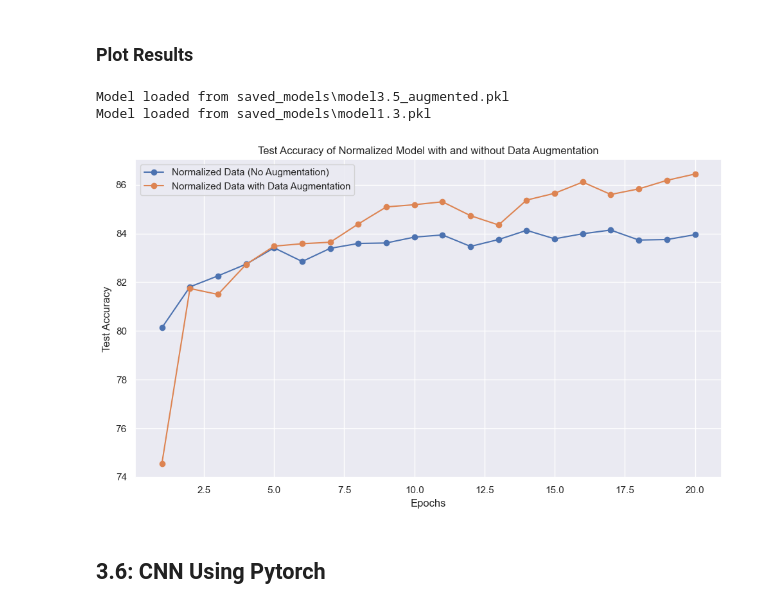
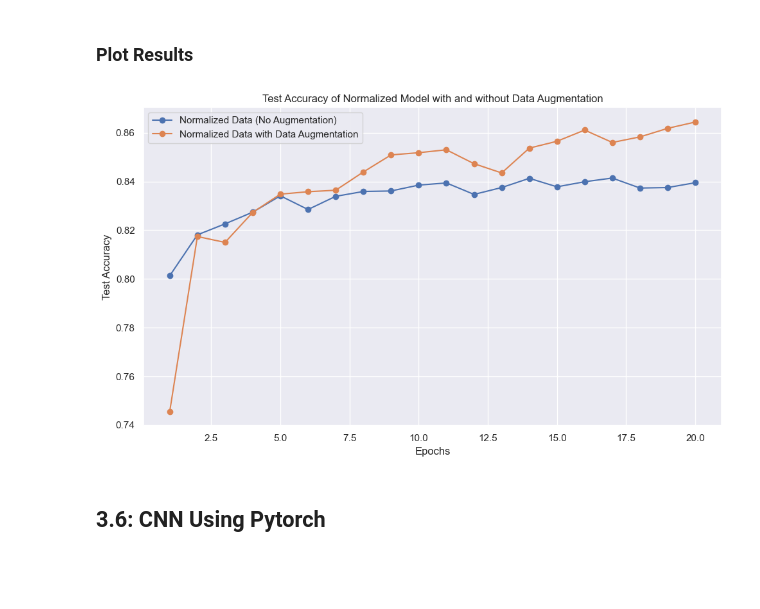
Before and after one commit to NickMilin/COMP551_A3, a Jupyter notebook: COMP551_A3.ipynb, the cells around one changed output. Cells and saved outputs as stored; diff of their text form; code cells hidden in the pictures; blank space fills up the shorter version.

```diff
--- a/COMP551_A3.ipynb
+++ b/COMP551_A3.ipynb
@@ -440,23 +441,22 @@ if model_augmented is None:
 # %%
 if model_normalized is None:
     raise ValueError("Normalized model not loaded properly.")
 
 if model_augmented is None:
     raise ValueError("Augmented model not loaded properly.")
 
-plt.plot(range(1, len(model_normalized.test_accuracy_history) + 1), [a*100 for a in model_normalized.test_accuracy_history], marker='o', label=f'Normalized Data (No Augmentation)')
-plt.plot(range(1, len(model_augmented.test_accuracy_history) + 1), [a*100 for a in model_augmented.test_accuracy_history], marker='o', label=f'Normalized Data with Data Augmentation')
+plt.figure(figsize=(10, 6))
+plt.plot(range(1, len(model_normalized.test_accuracy_history) + 1), model_normalized.test_accuracy_history, marker='o', label=f'Normalized Data (No Augmentation)')
+plt.plot(range(1, len(model_augmented.test_accuracy_history) + 1), model_augmented.test_accuracy_history, marker='o', label=f'Normalized Data with Data Augmentation')
 plt.title('Test Accuracy of Normalized Model with and without Data Augmentation')
 plt.xlabel('Epochs')
 plt.ylabel('Test Accuracy')
 plt.legend()
 plt.grid(True)
 plt.tight_layout()
 plt.show()
 # %% [output]
-Model loaded from saved_models\model3.5_augmented.pkl
-Model loaded from saved_models\model1.3.pkl
-[figure, old version]
+[figure, new version]
 # %% [markdown]
 ## 3.6: CNN Using Pytorch
 # %% [markdown]
```
Also changed, not shown: parts of 12 cells of this notebook.
